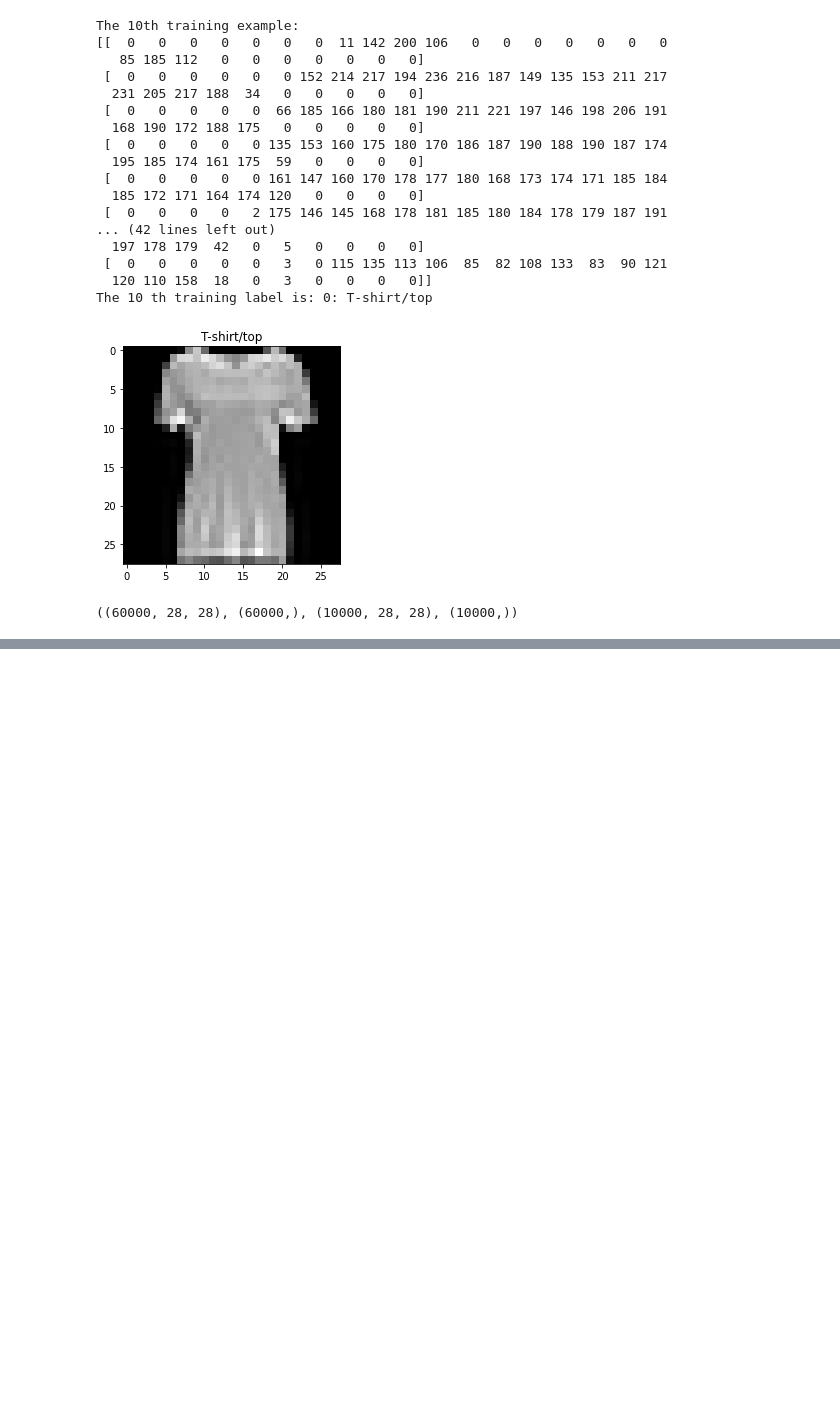
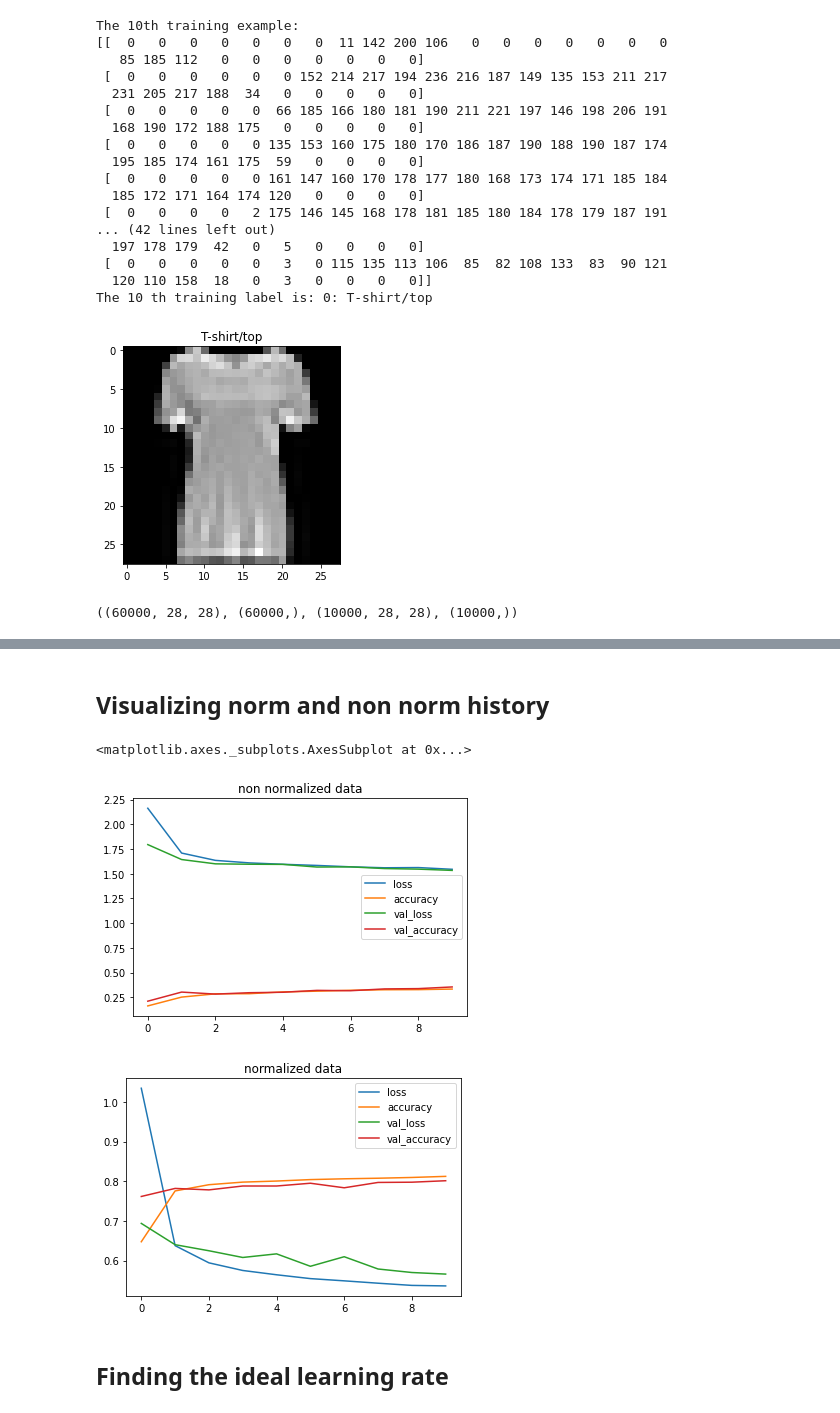
Before and after one commit to Shubhranshu-Malhotra/Tensorflow-Developer-ZTM, a Jupyter notebook: [Practice_Project]_02_neural_network_classification_in_tensorflow.ipynb, the cells around one changed output, grey strips where cells are left out. Cells and saved outputs as stored; diff of their text form; code cells hidden in the pictures; blank space fills up the shorter version.

```diff
--- a/[Practice_Project]_02_neural_network_classification_in_tensorflow.ipynb
+++ b/[Practice_Project]_02_neural_network_classification_in_tensorflow.ipynb
@@ -107,0 +126,16 @@ visualize_data(X_train, y_train)
+# %%
+tf.random.set_seed(42)
+
+model_1 = tf.keras.Sequential([
+                      tf.keras.layers.Flatten(input_shape = (28,28)),
+                      tf.keras.layers.Dense(4, activation = 'relu'),
+                      tf.keras.layers.Dense(4, activation = 'relu'),
+                      tf.keras.layers.Dense(10, activation = 'softmax')
+])
+
+
+model_1.compile(loss = tf.keras.losses.SparseCategoricalCrossentropy(),
+                 optimizer = tf.keras.optimizers.Adam(),
+                 metrics = ['accuracy'])
+
+non_norm_history_1 = model_1.fit(X_train, y_train, epochs = 10, validation_data = (X_test, y_test))
@@ -107,0 +251,3 @@ visualize_data(X_train, y_train)
+# %%
+norm_X_train = X_train / 255.
+norm_X_test = X_test/ 255.
@@ -107,0 +259,16 @@ visualize_data(X_train, y_train)
+# %%
+tf.random.set_seed(42)
+
+model_3 = tf.keras.Sequential([
+                      tf.keras.layers.Flatten(input_shape = (28,28)),
+                      tf.keras.layers.Dense(4, activation = 'relu'),
+                      tf.keras.layers.Dense(4, activation = 'relu'),
+                      tf.keras.layers.Dense(10, activation = 'softmax')
+])
+
+
+model_3.compile(loss = tf.keras.losses.SparseCategoricalCrossentropy(),
+                 optimizer = tf.keras.optimizers.Adam(),
+                 metrics = ['accuracy'])
+
+norm_history_3 = model_3.fit(norm_X_train, y_train, epochs = 10, validation_data=(norm_X_test, y_test))
@@ -107,0 +296,11 @@ visualize_data(X_train, y_train)
+# %% [markdown]
+## Visualizing norm and non norm history
+# %%
+pd.DataFrame(non_norm_history_1.history).plot(title = 'non normalized data')
+pd.DataFrame(norm_history_3.history).plot(title = 'normalized data')
+# %% [output]
+<matplotlib.axes._subplots.AxesSubplot at 0x...>
+[figure, added]
+[figure, added]
+# %% [markdown]
+## Finding the ideal learning rate
```
Also changed, not shown: parts of 20 cells of this notebook.
